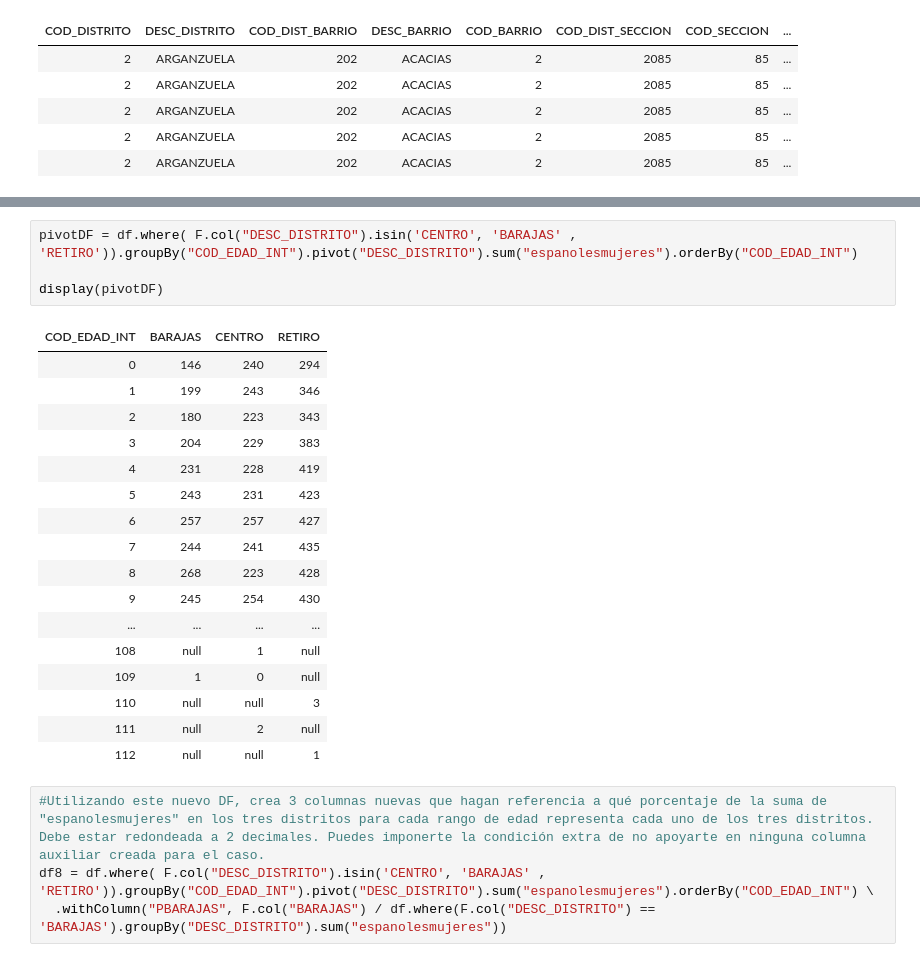
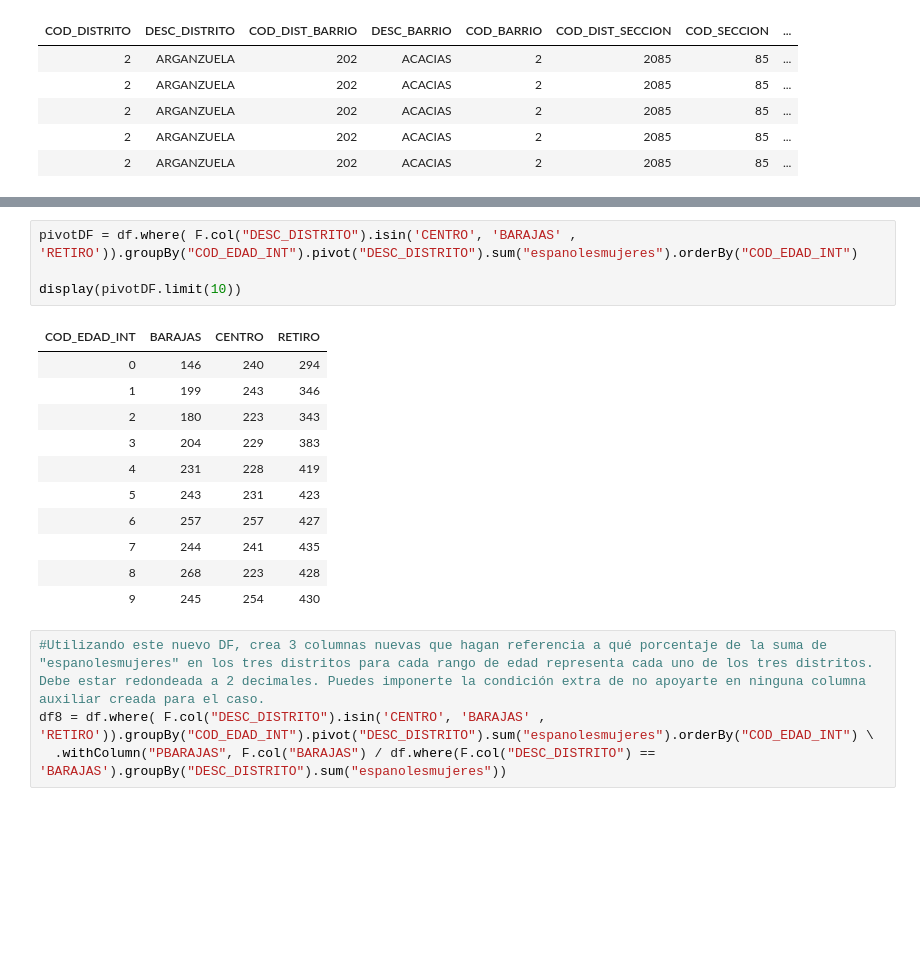
Before and after one commit to inakibosonit/formacion, a Jupyter notebook: practica_padron/ejercicios_spark.ipynb, the cells around one changed output, grey strips where cells are left out. Drawn from its saved outputs; the diff is of its cells as text; blank space fills up the shorter version.

```diff
--- a/practica_padron/ejercicios_spark.ipynb
+++ b/practica_padron/ejercicios_spark.ipynb
@@ -231,25 +226,19 @@ order by COD_EDAD_INT;
 # %%
 pivotDF = df.where( F.col("DESC_DISTRITO").isin('CENTRO', 'BARAJAS' , 'RETIRO')).groupBy("COD_EDAD_INT").pivot("DESC_DISTRITO").sum("espanolesmujeres").orderBy("COD_EDAD_INT")
 
-display(pivotDF)
+display(pivotDF.limit(10))
 # %% [output]
 | COD_EDAD_INT | BARAJAS | CENTRO | RETIRO |
 | 0 | 146 | 240 | 294 |
 | 1 | 199 | 243 | 346 |
 | 2 | 180 | 223 | 343 |
 | 3 | 204 | 229 | 383 |
 | 4 | 231 | 228 | 419 |
 | 5 | 243 | 231 | 423 |
 | 6 | 257 | 257 | 427 |
 | 7 | 244 | 241 | 435 |
 | 8 | 268 | 223 | 428 |
 | 9 | 245 | 254 | 430 |
-| ... | ... | ... | ... |
-| 108 | null | 1 | null |
-| 109 | 1 | 0 | null |
-| 110 | null | null | 3 |
-| 111 | null | 2 | null |
-| 112 | null | null | 1 |
 # %%
 #Utilizando este nuevo DF, crea 3 columnas nuevas que hagan referencia a qué porcentaje de la suma de "espanolesmujeres" en los tres distritos para cada rango de edad representa cada uno de los tres distritos. Debe estar redondeada a 2 decimales. Puedes imponerte la condición extra de no apoyarte en ninguna columna auxiliar creada para el caso.
 df8 = df.where( F.col("DESC_DISTRITO").isin('CENTRO', 'BARAJAS' , 'RETIRO')).groupBy("COD_EDAD_INT").pivot("DESC_DISTRITO").sum("espanolesmujeres").orderBy("COD_EDAD_INT") \
```
Also changed, not shown: parts of 1 cell of this notebook.
